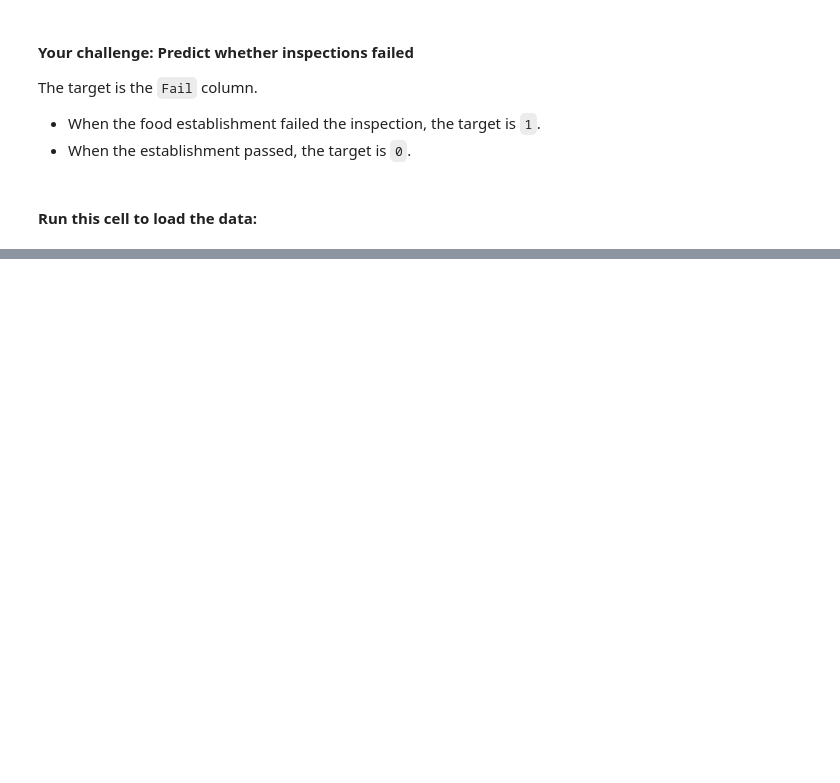
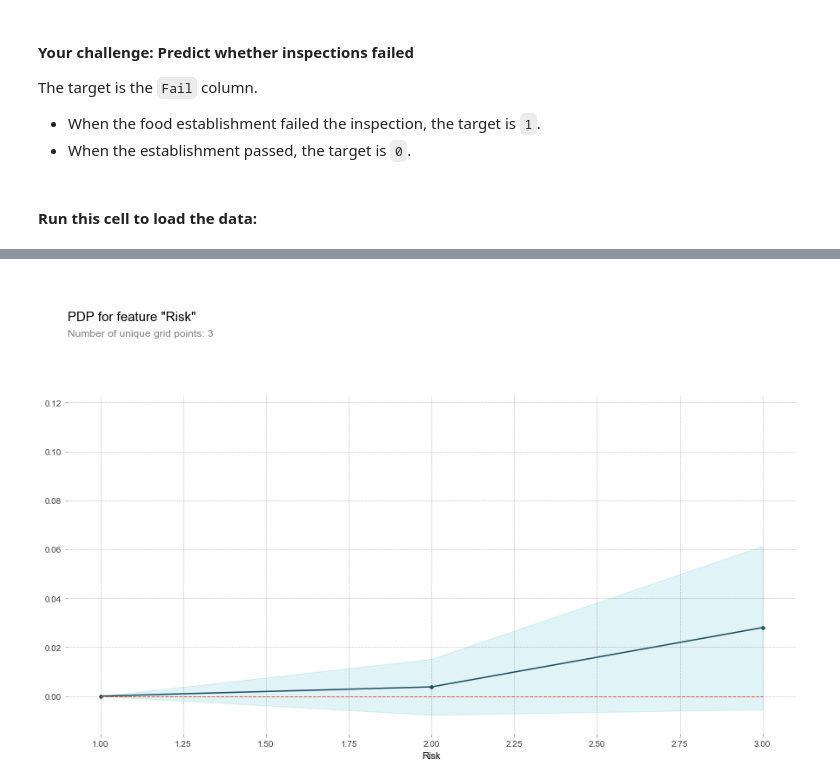
Before and after one commit to bloominstituteoftechnology/DS-Unit-4-Sprint-1-Tree-Ensembles, a Jupyter notebook: sprint_challenge/DS41SC.ipynb, the cells around one changed output, grey strips where cells are left out. Cells and saved outputs as stored; diff of their text form; code cells hidden in the pictures; blank space fills up the shorter version.

```diff
--- a/sprint_challenge/DS41SC.ipynb
+++ b/sprint_challenge/DS41SC.ipynb
@@ -30,0 +51,17 @@ assert test.shape  == (17306, 17)
+# %%
+# Same for Inspection Type
+feature = 'Inspection Type'
+X[feature] = X[feature].str.lower()
+inspections_to_keep = X[feature].value_counts()[X[feature].value_counts() > 20].index.tolist()
+# %%
+# And for violations
+new_violations = []
+for row in X['Violations']:
+    if type(row) == float:
+        new_violations.append(np.nan)
+    else:
+        new_violations.append(row[:2].strip('.'))
+
+X['Violations'] = new_violations
+feature = 'Violations'
+violations_to_keep = X['Violations'].value_counts()[X['Violations'].value_counts() > 100].index.tolist()
@@ -54,0 +232,23 @@ _To earn a score of 3 for this part, make at least two of these visualization ty
+# %%
+X_train=wrangle(train)
+X_test=wrangle(test)
+
+forest = RandomForestClassifier(
+                n_estimators=500,
+                max_depth=5,
+#                 class_weight='balanced',
+                min_samples_leaf=0.05,
+                oob_score=False,
+                n_jobs=-1)
+
+X = X_train.drop(columns='Fail')
+y = X_train['Fail']
+
+forest.fit(X, y)
+
+X_test = wrangle(test).drop(columns='Fail')
+y_true = test['Fail']
+y_test = forest.predict_proba(X_test)[:,0]
+
+score = roc_auc_score(y_true, y_test)
+score
@@ -54,0 +271,7 @@ _To earn a score of 3 for this part, make at least two of these visualization ty
+# %%
+from pdpbox.pdp import pdp_isolate, pdp_plot
+feature='Risk'
+pdp_isolated = pdp_isolate(model=forest, dataset=X, model_features=X.columns, feature=feature)
+pdp_plot(pdp_isolated, feature);
+# %% [output]
+[figure, added]
```
Also changed, not shown: parts of 22 cells of this notebook.
